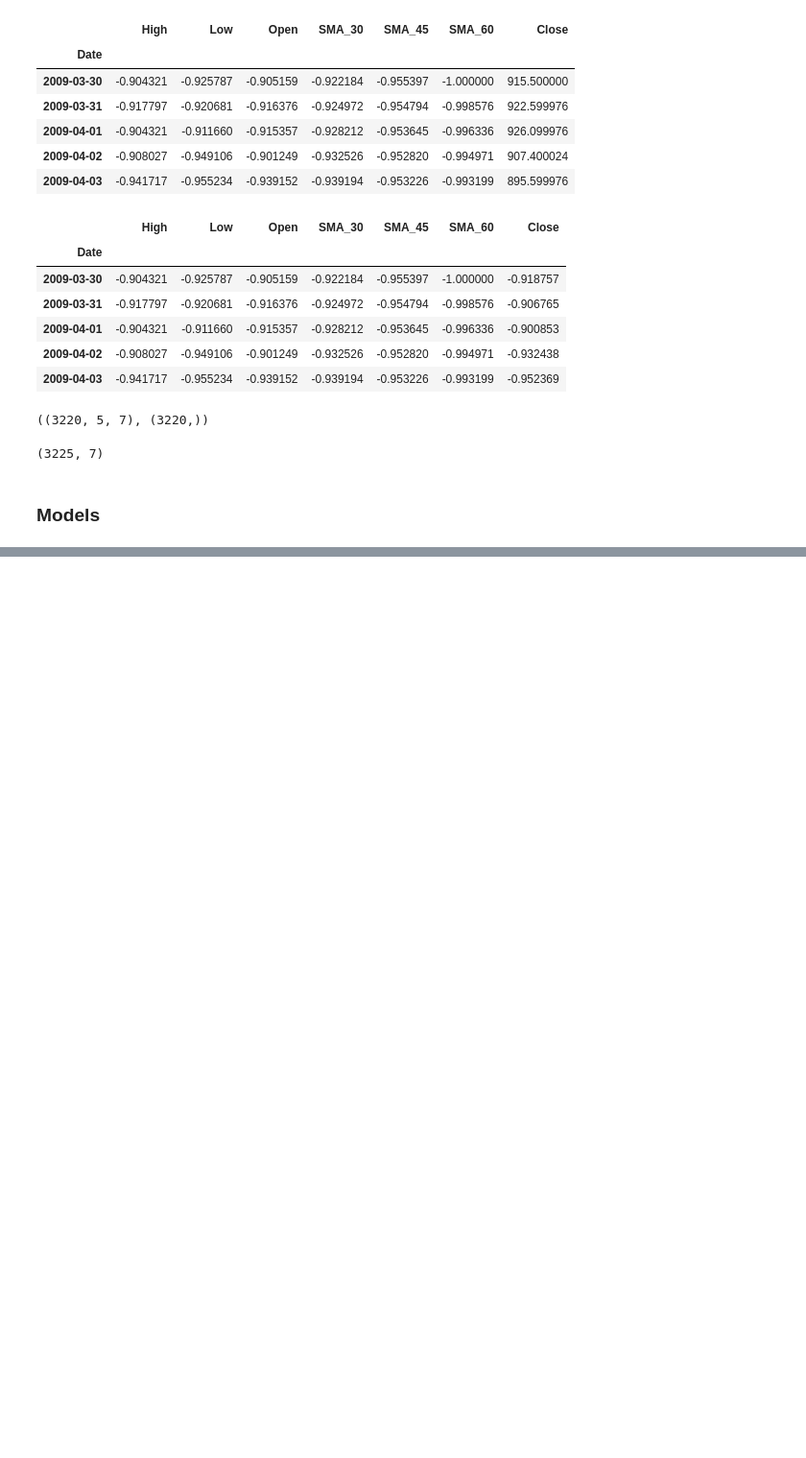
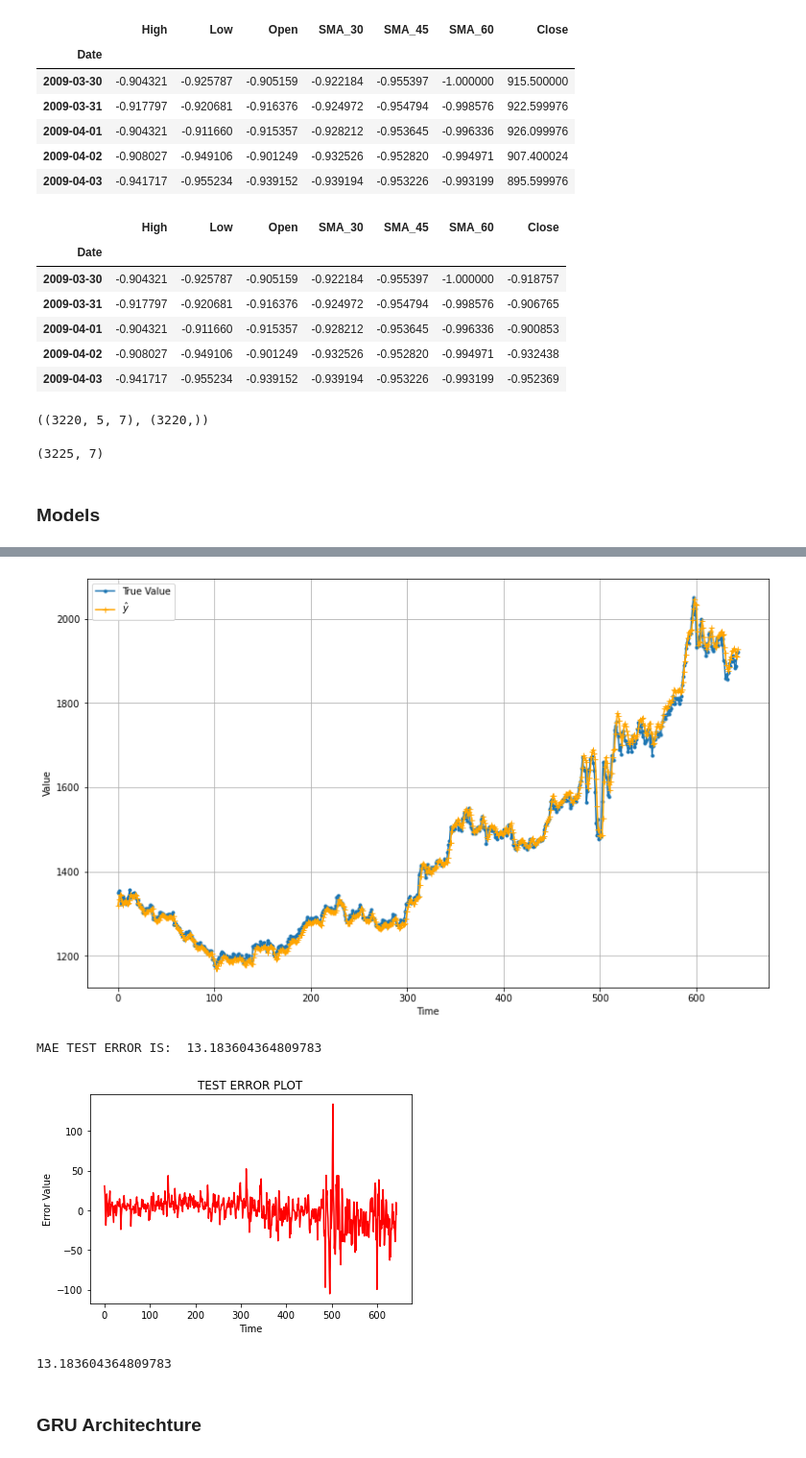
Before and after one commit to myihbach/Gold_Price_Forecasting, a Jupyter notebook: Gold_forcasting_AB.ipynb, the cells around one changed output, grey strips where cells are left out. Shown: that part at 96% size. Cells and saved outputs as stored; diff of their text form; code cells hidden in the pictures; blank space fills up the shorter version.

```diff
--- a/Gold_forcasting_AB.ipynb
+++ b/Gold_forcasting_AB.ipynb
@@ -222,0 +238,32 @@ plt.show()
+# %%
+## Creating the model architechture and training it:
+Bi_LSTM = tf.keras.models.Sequential([
+  tf.keras.layers.Bidirectional(tf.keras.layers.LSTM(units = 90,
+                       return_sequences=True,
+                       batch_input_shape=(None, X_train.shape[1],X_train.shape[2]))), # [None,60,1] #[batch, time steps, dimension]
+
+    tf.keras.layers.Bidirectional(tf.keras.layers.LSTM(units = 60,
+                       return_sequences=True)),
+
+    tf.keras.layers.Bidirectional(tf.keras.layers.LSTM(units = 40,
+                       return_sequences=False)),
+
+  tf.keras.layers.Dense(1),
+])
+
+optimizer = tf.keras.optimizers.Adam(learning_rate=0.0006)
+
+Bi_LSTM.compile(loss = "mse",
+              metrics ="mae",
+              optimizer = optimizer)
+# %%
+epochs = 300
+train(Bi_LSTM,X_train,Y_train,X_test, Y_test,epochs)
+evaluate(Bi_LSTM,X_val,output_scaler,Y_val)
+# %% [output]
+[figure, added]
+MAE TEST ERROR IS:  13.183604364809783
+[figure, added]
+13.183604364809783
+# %% [markdown]
+### GRU Architechture
```
Also changed, not shown: parts of 29 cells of this notebook.
